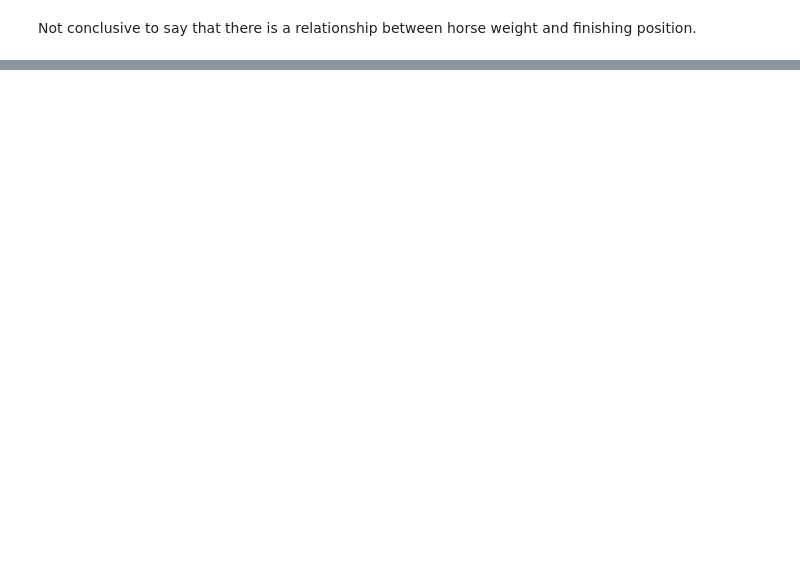
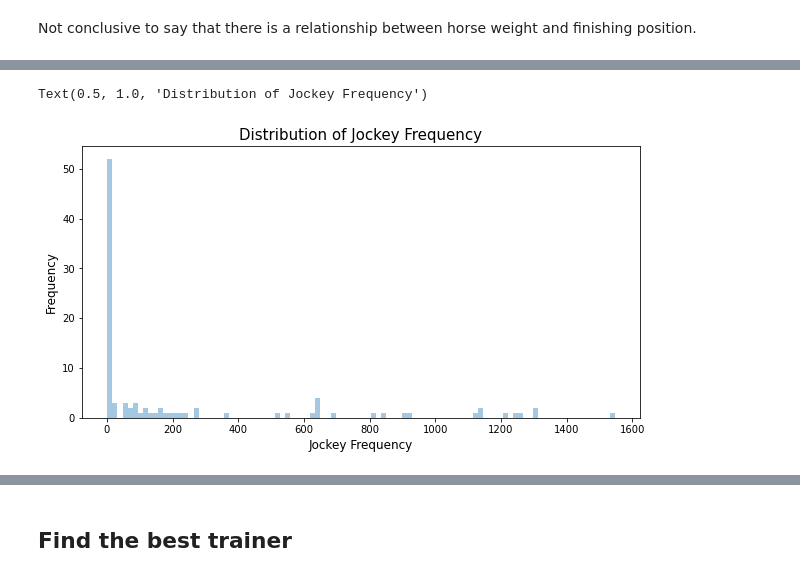
Before and after one commit to ethan-eplee/HorseRacePrediction, a Jupyter notebook: 02_eda.ipynb, the cells around one changed output, grey strips where cells are left out. Saved outputs shown, nothing was run; the diff lists cells and outputs as text; code cells hidden in the pictures; blank space fills up the shorter version.

```diff
--- a/02_eda.ipynb
+++ b/02_eda.ipynb
@@ -188,0 +251,13 @@ Not conclusive to say that there is a relationship between horse weight and fini
+# %%
+# Find the frequency of each jockey
+jockeyFreq = df_train['jockey'].value_counts()
+
+# Plot histogram of jockey frequency
+plt.figure(figsize=(10, 5))
+sns.distplot(jockeyFreq, kde=False, bins=100)
+plt.xlabel('Jockey Frequency', fontsize=12)
+plt.ylabel('Frequency', fontsize=12)
+plt.title('Distribution of Jockey Frequency', fontsize=15)
+# %% [output]
+Text(0.5, 1.0, 'Distribution of Jockey Frequency')
+[figure, added]
@@ -188,0 +265,2 @@ Not conclusive to say that there is a relationship between horse weight and fini
+# %% [markdown]
+## Find the best trainer
```
Also changed, not shown: parts of 30 cells of this notebook, 2 other files.
